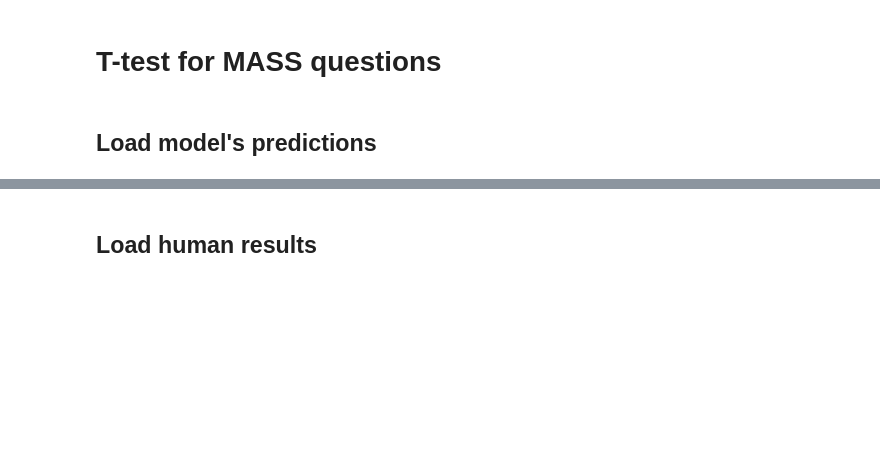
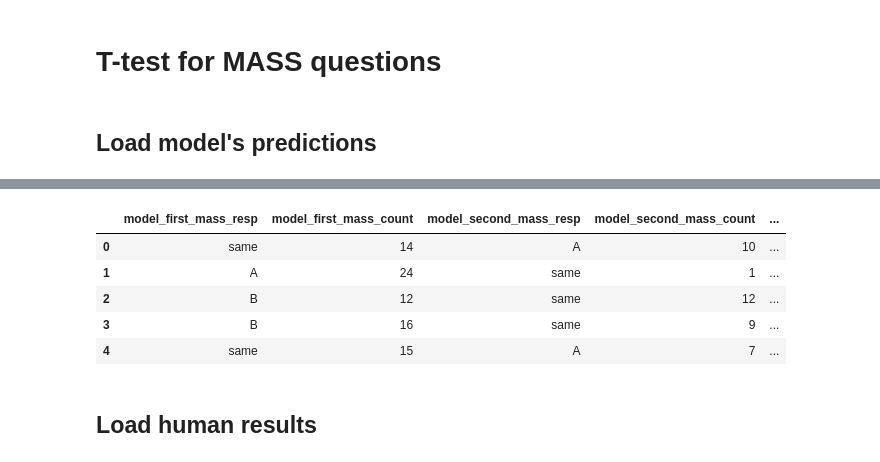
Before and after one commit to iamhectorotero/learning-physical-properties-with-rnns, a Jupyter notebook: cogsci_experiments/xx. Statistical tests between human participants and RNN models (MajorityVote).ipynb, the cells around one changed output, grey strips where cells are left out. Saved outputs shown, nothing was run; the diff lists cells and outputs as text; code cells hidden in the pictures; blank space fills up the shorter version.

```diff
--- a/cogsci_experiments/xx. Statistical tests between human participants and RNN models (MajorityVote).ipynb
+++ b/cogsci_experiments/xx. Statistical tests between human participants and RNN models (MajorityVote).ipynb
@@ -33,22 +41,25 @@ def get_question_accuracy_for_group_of_models(question_type):
     normalise_data = True
     scaler_path = "scalers/passive_dual_scaler.sk"
     network_dims = (len(BASIC_TRAINING_COLS), 25, 3, 0.5)
-    dataset_path = "data/passive_trials_exp1.h5"
+    dataset_path = "../new_exp_data/exp7_passive.h5"
     class_columns = [list(MASS_CLASS_COLS), list(FORCE_CLASS_COLS)]
     multiclass = True
-    seq_end = 1800
+    seq_end = 2700
     step_size = 3
 
-    models = sorted(glob.glob("models/best_"+question_type+"_model_seed_*.pt"))
+    models = sorted(glob.glob("models/train_25_mb/best_"+question_type+"_model_seed_*.pt"))
 
     group_accuracy = []
     group_predictions = []
+
+    # trials = read_dataset(dataset_path)
+    # add_r_theta_attributes(trials)
 
     for model_path in tqdm(models):
         accuracies, predicted = evaluate_saved_model(model_path, network_dims, dataset_path,
                                                      training_columns=BASIC_TRAINING_COLS, class_columns=class_columns,
                                                      step_size=step_size, seq_end=seq_end, scaler_path=scaler_path,
-                                                     arch=MultiBranchModel, multiclass=multiclass)
+                                                     arch=MultiBranchModel, multiclass=multiclass, trials=None)
 
         if question_type == "mass":
             accuracy = accuracies[0]
@@ -64,15 +75,14 @@ def get_question_accuracy_for_group_of_models(question_type):
 
 def get_participant_accuracy(passive_responses, answer_column, question_type_answer):
     return [(df[answer_column] == df[question_type_answer]).sum() / len(df)
-            for participant_id, df in passive_responses.groupby("participant")]
-
+            for _, df in passive_responses.groupby("cond_worldvar")]
 
 def get_participant_accuracy_filtering_by_answer(passive_responses, answer_column, question_type_answer, filter_by_class):
 
     passive_responses = passive_responses.copy().query(question_type_answer+" == "+filter_by_class)
 
     return [(df[answer_column] == df[question_type_answer]).sum() / len(df)
-            for participant_id, df in passive_responses.groupby("participant")]
+            for _, df in passive_responses.groupby("cond_worldvar")]
 # %% [markdown]
 # T-test for MASS questions
 # %% [markdown]
@@ -112,3 +164,29 @@ ensemble_force_answers = [FORCE_CLASS_COLS[i] for i in majority_force_prediction
+# %%
+condition_world_variant = []
+world_id = []
+
+for condition_id in range(4, 0, -1):
+    filename = "../new_exp_data/physics_data%d.json" % condition_id
+    fd = open(filename)
+    sim_data = json.load(fd)
+
+    for sim in sim_data:
+        if sim["practice"]:
+            continue
+        condition_world_variant.append(sim["condition_world_variant"])
+        world_id.append(sim["world_id"])
+# %%
+model_answers_df["condition_world_variant"] = condition_world_variant
+model_answers_df["world_id"] = world_id
+# %%
+model_answers_df.head()
+# %% [output]
+|  | model_first_mass_resp | model_first_mass_count | model_second_mass_resp | model_second_mass_count | ... |
+| 0 | same | 14 | A | 10 | ... |
+| 1 | A | 24 | same | 1 | ... |
+| 2 | B | 12 | same | 12 | ... |
+| 3 | B | 16 | same | 9 | ... |
+| 4 | same | 15 | A | 7 | ... |
 # %% [markdown]
 ## Load human results
 # %%
```
Also changed, not shown: parts of 94 cells of this notebook.
